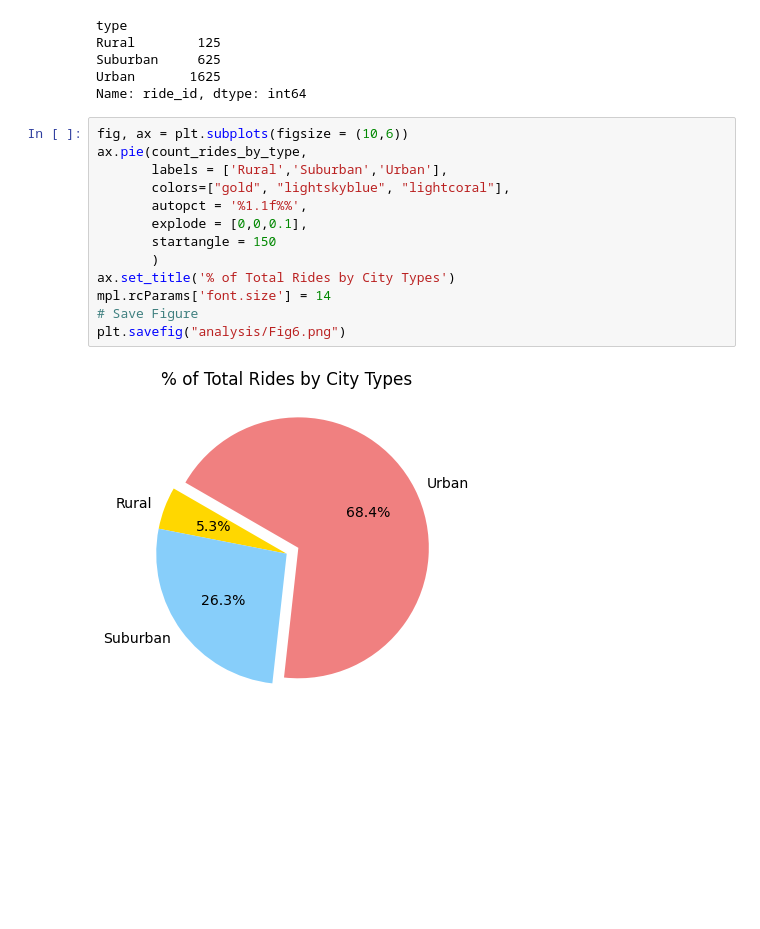
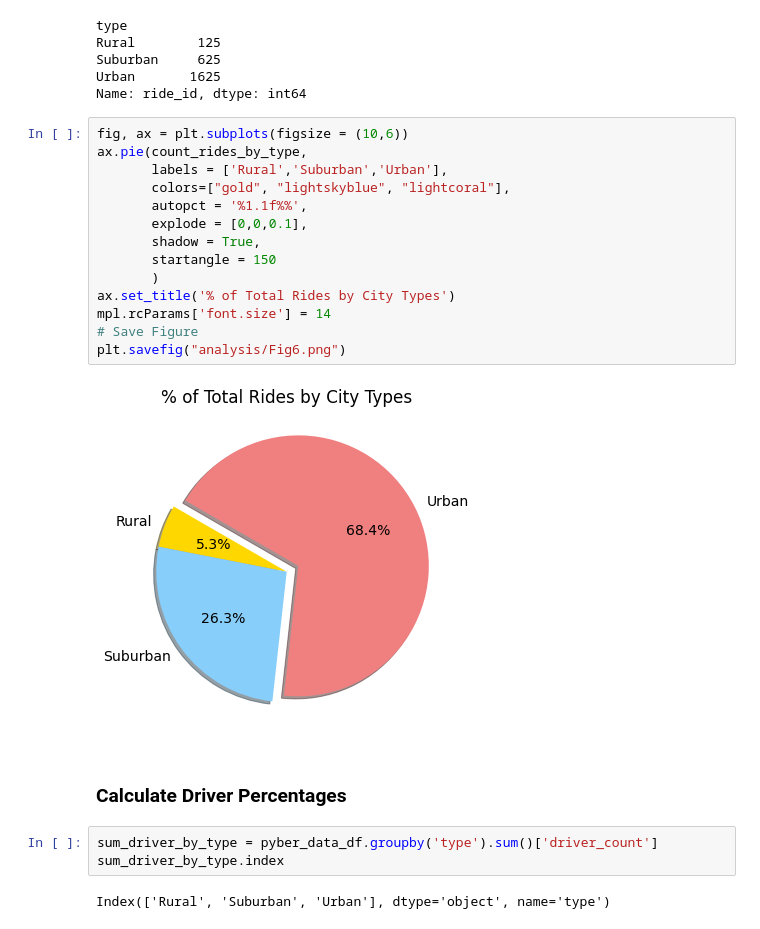
Before and after one commit to risedragon/PyBer_Analysis, a Jupyter notebook: PyBer.ipynb, the cells around one changed output. Drawn from its saved outputs; the diff is of its cells as text; blank space fills up the shorter version.

```diff
--- a/PyBer.ipynb
+++ b/PyBer.ipynb
@@ -825,15 +825,23 @@ Name: ride_id, dtype: int64
 # %%
 fig, ax = plt.subplots(figsize = (10,6))
 ax.pie(count_rides_by_type,
        labels = ['Rural','Suburban','Urban'],
        colors=["gold", "lightskyblue", "lightcoral"],
        autopct = '%1.1f%%',
        explode = [0,0,0.1],
+       shadow = True,
        startangle = 150
        )
 ax.set_title('% of Total Rides by City Types')
 mpl.rcParams['font.size'] = 14
 # Save Figure
 plt.savefig("analysis/Fig6.png")
 # %% [output]
-[figure, old version]
+[figure, new version]
+# %% [markdown]
+### Calculate Driver Percentages
+# %%
+sum_driver_by_type = pyber_data_df.groupby('type').sum()['driver_count']
+sum_driver_by_type.index
+# %% [output]
+Index(['Rural', 'Suburban', 'Urban'], dtype='object', name='type')
```
Also changed, not shown: parts of 1 cell of this notebook, 2 other files.
